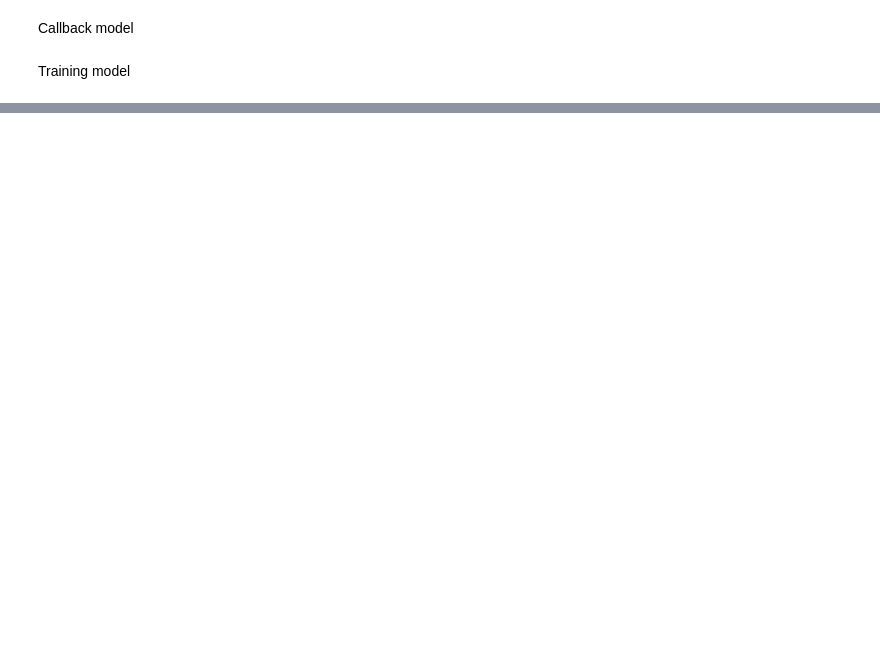
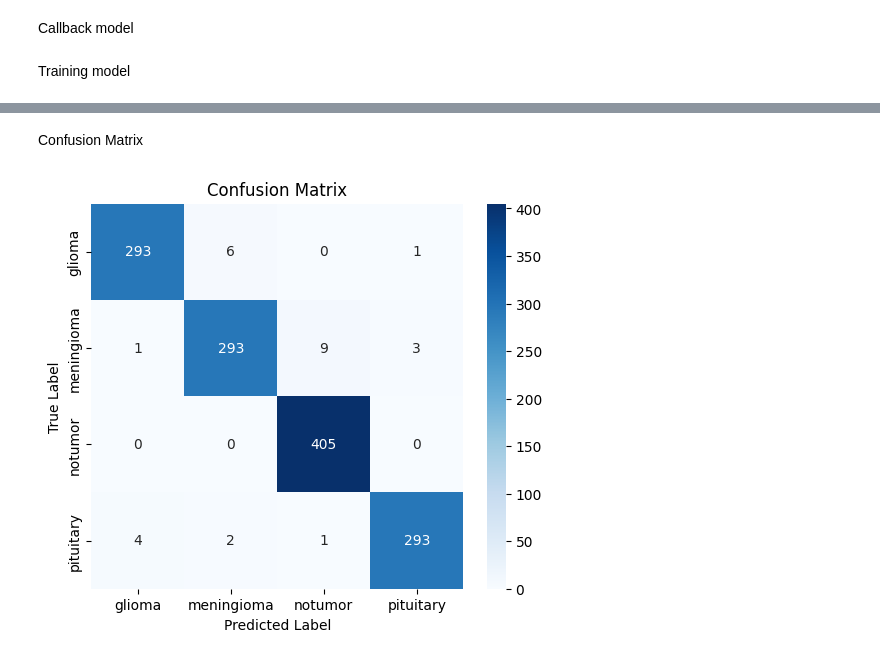
Before and after one commit to irsyamokta/neuroinsight-ml, a Jupyter notebook: notebook/neuroinsight.ipynb, the cells around one changed output, grey strips where cells are left out. Drawn from its saved outputs; the diff is of its cells as text; code cells hidden in the pictures; blank space fills up the shorter version.

```diff
--- a/notebook/neuroinsight.ipynb
+++ b/notebook/neuroinsight.ipynb
@@ -192,0 +284,10 @@ history = model.fit(
+# %%
+# Ambil prediksi
+Y_pred = model.predict(test_generator)
+y_pred = np.argmax(Y_pred, axis=1)
+
+# Ambil label asli
+y_true = test_generator.classes
+
+# Ambil nama kelas
+class_names = list(test_generator.class_indices.keys())
@@ -192,0 +313,17 @@ history = model.fit(
+# %% [markdown]
+Confusion Matrix
+# %%
+# Confusion Matrix
+cm = confusion_matrix(y_true, y_pred)
+
+# Plot confusion matrix
+plt.figure(figsize=(6,5))
+sns.heatmap(cm, annot=True, fmt='d', cmap='Blues',
+            xticklabels=class_names,
+            yticklabels=class_names)
+plt.title('Confusion Matrix')
+plt.xlabel('Predicted Label')
+plt.ylabel('True Label')
+plt.show()
+# %% [output]
+[figure, added]
```
Also changed, not shown: parts of 21 cells of this notebook.
